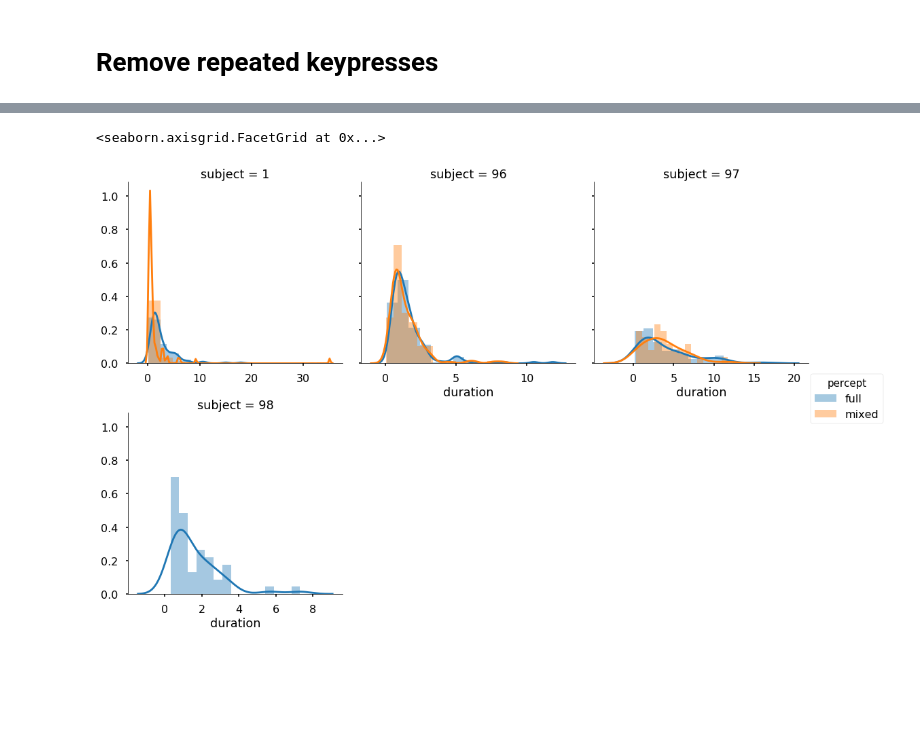
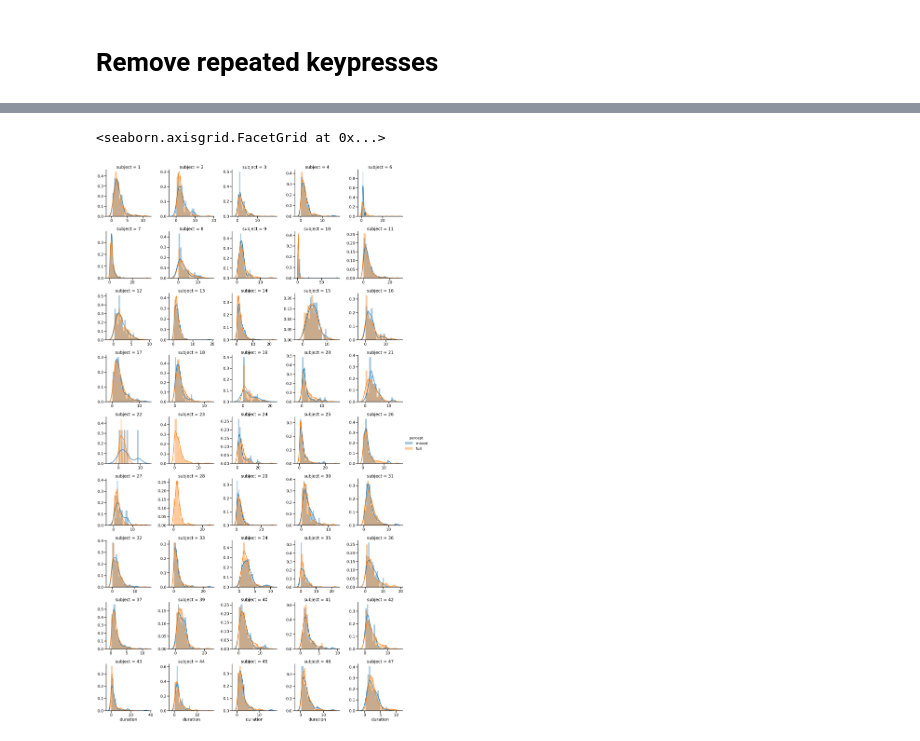
Before and after one commit to Gilles86/br_anaglyph, a Jupyter notebook: analysis/first_analysis.ipynb, the cells around one changed output, grey strips where cells are left out. Cells and saved outputs as stored; diff of their text form; code cells hidden in the pictures; blank space fills up the shorter version.

```diff
--- a/analysis/first_analysis.ipynb
+++ b/analysis/first_analysis.ipynb
@@ -51,14 +37,9 @@ dtype: int64
 behavior['duration'] = behavior.groupby(['subject', 'session', 'run']).apply(lambda d: pd.Series((d['onset'] - d['onset'].shift(1).values).values)).reset_index(drop=True)
 # %%
 behavior['percept'] = behavior['previous_key'].map({'z':'full', 'x':'mixed', 'm':'full'})
-# %%
-sns.set_context('poster')
 # %%
-fg = sns.FacetGrid(behavior, col='subject', hue='percept', col_wrap=3, sharex=False, size=5)
+fg = sns.FacetGrid(behavior[~behavior.percept.isnull()], col='subject', hue='percept', col_wrap=5, sharex=False, size=5, sharey=False)
 fg.map(sns.distplot, 'duration', bins=15).add_legend()
+# %% [output]
+<seaborn.axisgrid.FacetGrid at 0x...>
+[figure, added]
-# %%
-fg = sns.FacetGrid(behavior, col='subject', hue='percept', col_wrap=3, sharex=False, size=5)
-fg.map(sns.distplot, 'duration', bins=15).add_legend()
-# %% [output]
-<seaborn.axisgrid.FacetGrid at 0x...>
-[figure, removed]
```
Also changed, not shown: parts of 13 cells of this notebook.
